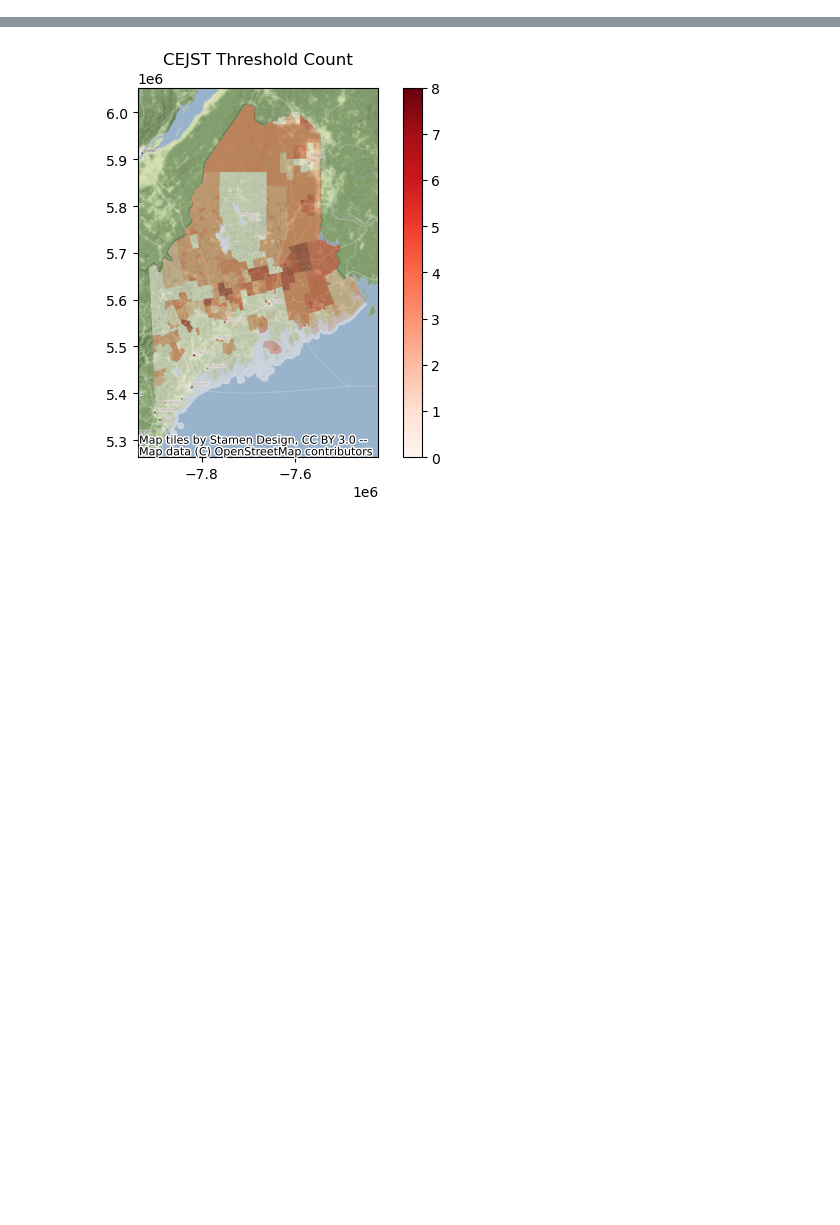
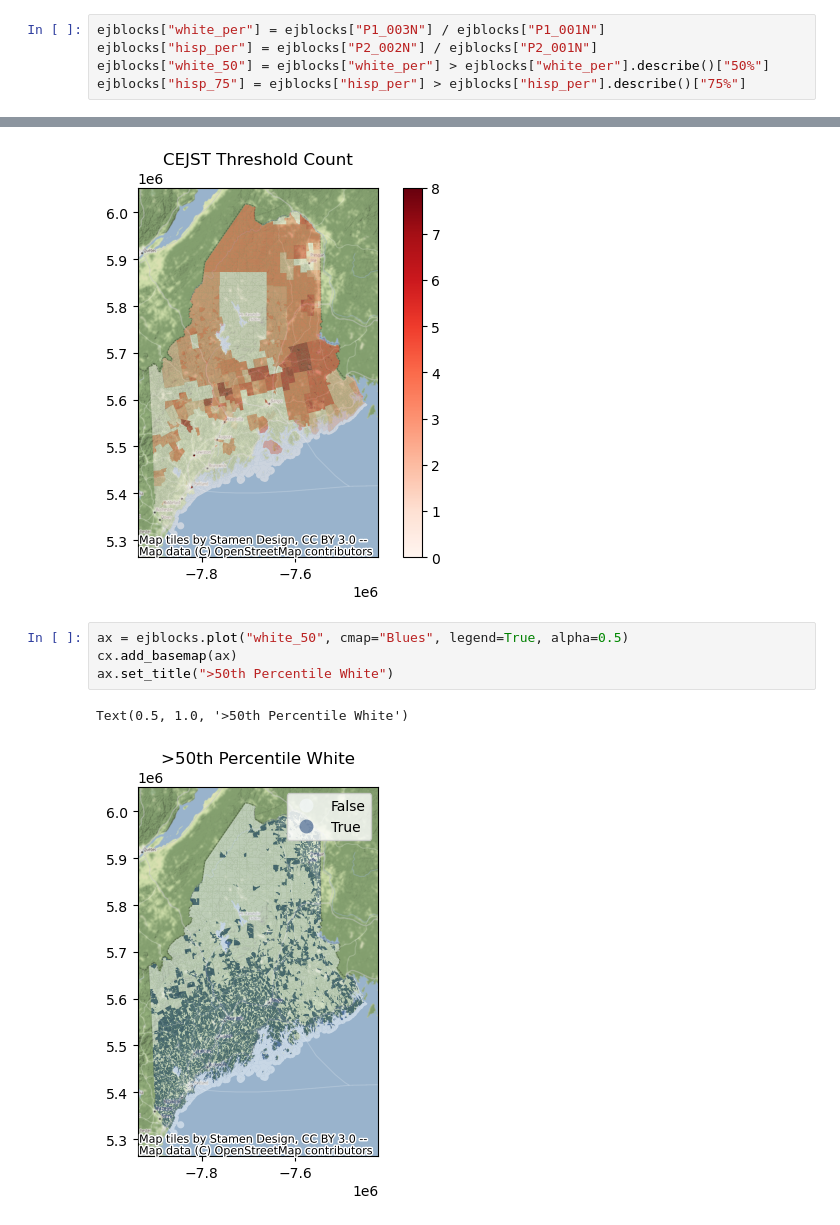
Before and after one commit to PhilipMathieu/access, a Jupyter notebook: notebooks/3 analysis_blocks.ipynb, the cells around one changed output, grey strips where cells are left out. Drawn from its saved outputs; the diff is of its cells as text; blank space fills up the shorter version.

Commit message:
Update figures

```diff
--- a/notebooks/3 analysis_blocks.ipynb
+++ b/notebooks/3 analysis_blocks.ipynb
@@ -204,6 +204,11 @@ After: (47138, 39)
 |  | GEOID20 | ALAND20 | AWATER20 | HOUSING20 | POP20 | osmid_x | tract_osmi | land_osmid | trip_time | RPT_AC | ... |
 | 0 | 230010101001000 | 0 | 1367280 | 0 | 0 | 219957146130 | 2.199571e+11 | 4.774280e+10 | 1095.0 | 244.177 | ... |
 1 rows × 39 columns
+# %%
+ejblocks["white_per"] = ejblocks["P1_003N"] / ejblocks["P1_001N"]
+ejblocks["hisp_per"] = ejblocks["P2_002N"] / ejblocks["P2_001N"]
+ejblocks["white_50"] = ejblocks["white_per"] > ejblocks["white_per"].describe()["50%"]
+ejblocks["hisp_75"] = ejblocks["hisp_per"] > ejblocks["hisp_per"].describe()["75%"]
 # %%
 sns.boxplot(ejblocks, x="TC", y="CALC_AC", showfliers=False)
 # %% [output]
@@ -226,3 +231,10 @@ ax.set_title("CEJST Threshold Count")
 # %% [output]
 Text(0.5, 1.0, 'CEJST Threshold Count')
 [figure]
+# %%
+ax = ejblocks.plot("white_50", cmap="Blues", legend=True, alpha=0.5)
+cx.add_basemap(ax)
+ax.set_title(">50th Percentile White")
+# %% [output]
+Text(0.5, 1.0, '>50th Percentile White')
+[figure, added]
```
Also changed, not shown: 6 other files.
